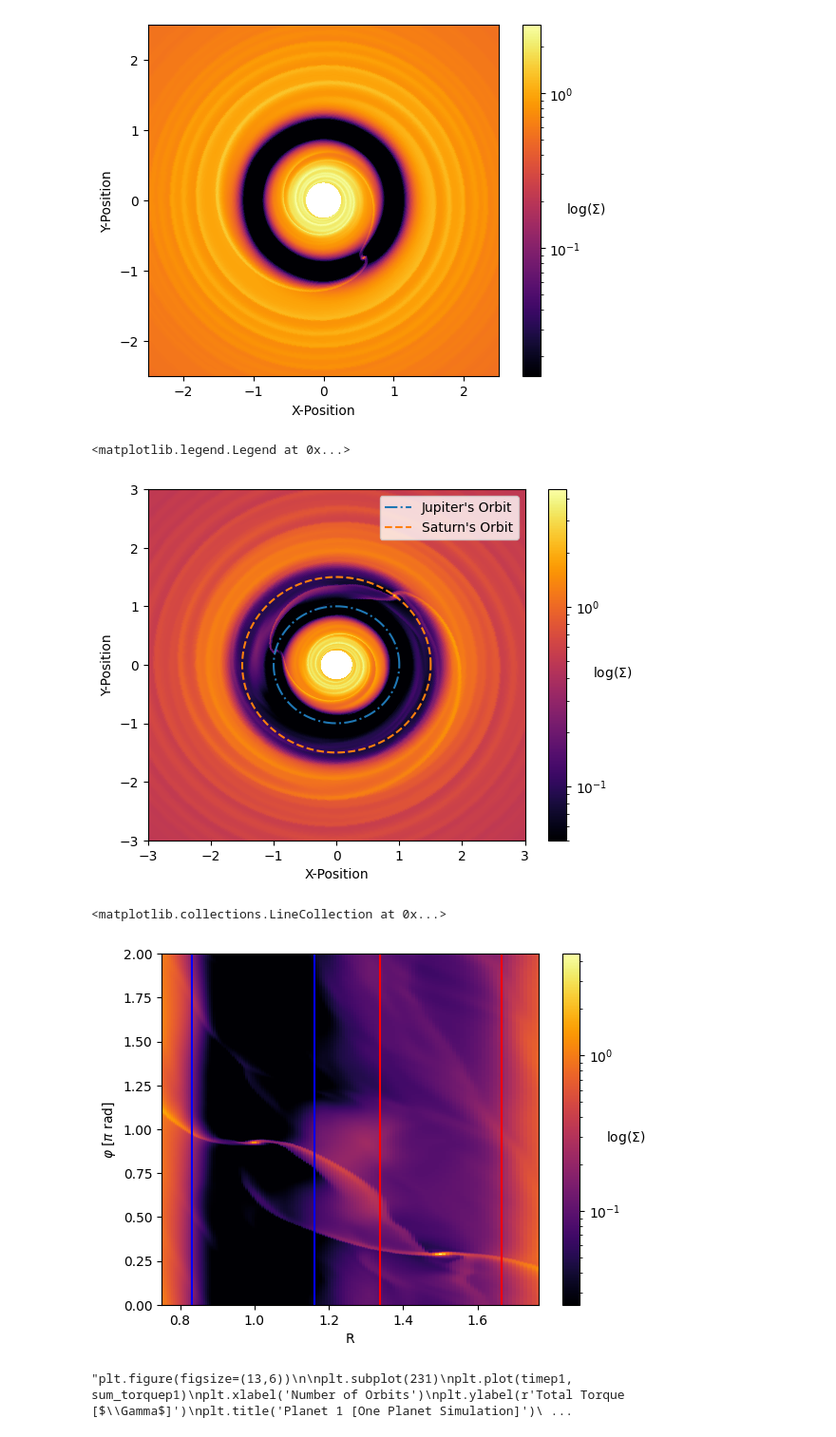
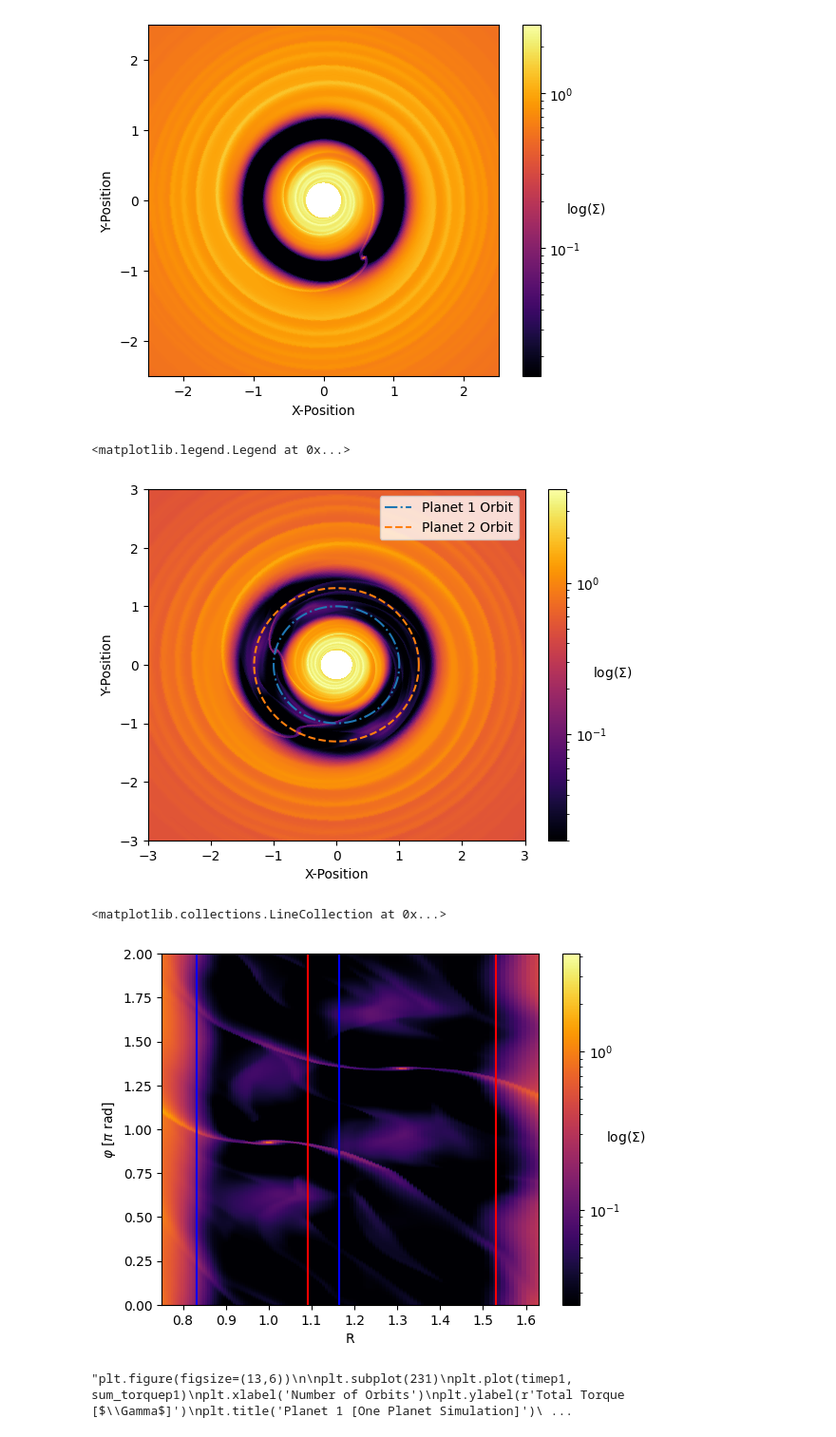
Before and after one commit to SudatKhan/athena_simulations, a Jupyter notebook: resonance_torque.ipynb, the cells around one changed output. Shown at 95% size. Cells and saved outputs as stored; diff of their text form; code cells hidden in the pictures.

```diff
--- a/resonance_torque.ipynb
+++ b/resonance_torque.ipynb
@@ -25,7 +25,7 @@ d_phip1 = d_phip1[1:] - d_phip1[:-1]
 d_rp1 = rp1_c[1:] - rp1_c[:-1]
 # %%
 data = np.genfromtxt('/home/sudat/cca/fixed/jupiter-jupiter/a1d5_fixed/disk.hst')
-data2 = athena_read.athdf('/home/sudat/cca/fixed/jupiter-saturn/a1d5/disk.out1.00720.athdf')
+data2 = athena_read.athdf('/home/sudat/cca/fixed/jupiter-jupiter/3:2_fixed/disk.out1.00720.athdf')
 time = data[:,0] / (2*np.pi)
 #sum_torque = data[:,10]
 #sum_torque2 = data[:,11]
@@ -44,7 +44,7 @@ d_r = r_c[1:] - r_c[:-1]
 # %%
 #Orbital distance of Planet 1 and Planet 2
 p_r1 = 1.0
-p_r2 = 1.5
+p_r2 = np.cbrt(2.25)
 # %%
 '''Conversion from Polar -> Cartesian'''
 xp1 = rp1_c[None,:] * np.cos(phip1_c[:,None])
@@ -65,7 +65,7 @@ plt.colorbar().set_label(r'log($\Sigma$)', rotation=0)
 [figure]
 # %%
 # Plot surface density
-plt.pcolormesh(x, y, dens, cmap='inferno', norm='log', vmin= 0.05)
+plt.pcolormesh(x, y, dens, cmap='inferno', norm='log', vmin= 0.02)
 plt.xlabel('X-Position')
 plt.ylabel('Y-Position')
 plt.xlim(-3, 3)
@@ -74,21 +74,23 @@ plt.colorbar().set_label(r'log($\Sigma$)', rotation=0)
 
 # Plot orbits
 theta = np.linspace(0, 2 * np.pi, 150)
-a1 = 1 * np.cos(theta)
-b1 = 1 * np.sin(theta)
-a2 = (1.5) * np.cos(theta)
-b2 = (1.5) * np.sin(theta)
+a1 = p_r1 * np.cos(theta)
+b1 = p_r1 * np.sin(theta)
+a2 = (p_r2) * np.cos(theta)
+b2 = (p_r2) * np.sin(theta)
 
-plt.plot(a1, b1, linestyle='-.', label="Jupiter's Orbit")
-plt.plot(a2, b2, linestyle='dashed', label="Saturn's Orbit")
+plt.plot(a1, b1, linestyle='-.', label="Planet 1 Orbit")
+plt.plot(a2, b2, linestyle='dashed', label="Planet 2 Orbit")
 plt.legend()
 # %% [output]
 <matplotlib.legend.Legend at 0x...>
-[figure, old version]
+[figure, new version]
 # %%
 thermal_mass = (0.05)**3
-Q_j = (0.000954588/thermal_mass)
-Q_s = (0.000285716656 /thermal_mass)
+jupiter_mass = 0.000954588
+saturn_mass = 0.000285716656
+Q_j = (jupiter_mass/thermal_mass)
+Q_s = (saturn_mass/thermal_mass)
 
 def shock(j_r, s_r):
     l_sh_j = 0.93 * 0.05 * (j_r) ((1.66667 + 1) / (12/5) * (Q_j))**(-2/5)
@@ -102,19 +104,19 @@ def horseshoe(j_r, s_r):
 # %%
 R, PHI = np.meshgrid(r_c, phi_c)
 plt.pcolormesh(R, PHI/(np.pi), dens, norm='log', cmap='inferno', vmin=0.025)
 plt.ylabel(r'$\varphi$ [$\pi$ rad]')
 plt.xlabel('R')
-plt.xlim(0.75,p_r2+horseshoe(0, p_r2)[1]+0.1)
+plt.xlim(0.75,p_r2+horseshoe(p_r2,0)[0]+0.1)
 plt.colorbar().set_label(r'log($\Sigma$)', rotation=0)
 
 
 plt.vlines(p_r1 - horseshoe(p_r1,0)[0],0,2, color='blue')
-plt.vlines(p_r1 + horseshoe(p_r1,0)[0] - 0.005,0,2, color='blue')
-plt.vlines(p_r2 - horseshoe(0, p_r2)[1], 0,2, color='red')
-plt.vlines(p_r2 + horseshoe(0, p_r2)[1],0,2, color='red')
+plt.vlines(p_r1 + horseshoe(p_r1,0)[0] - 0.0025,0,2, color='blue')
+plt.vlines(p_r2 - horseshoe(p_r2,0)[0], 0,2, color='red')
+plt.vlines(p_r2 + horseshoe(p_r2,0)[0],0,2, color='red')
 # %% [output]
 <matplotlib.collections.LineCollection at 0x...>
-[figure, old version]
+[figure, new version]
 # %%
 '''plt.figure(figsize=(13,6))
 
```
Also changed, not shown: parts of 9 cells of this notebook.
